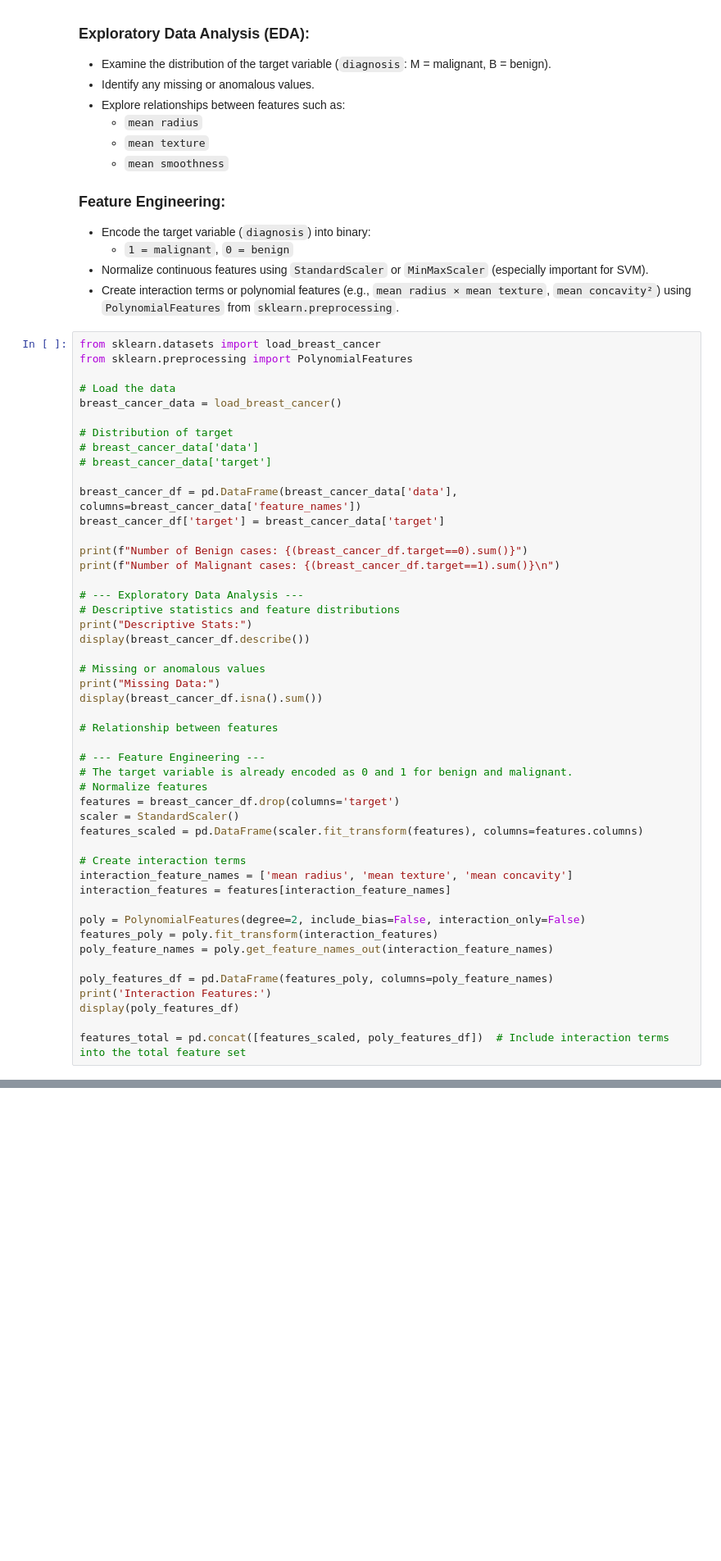
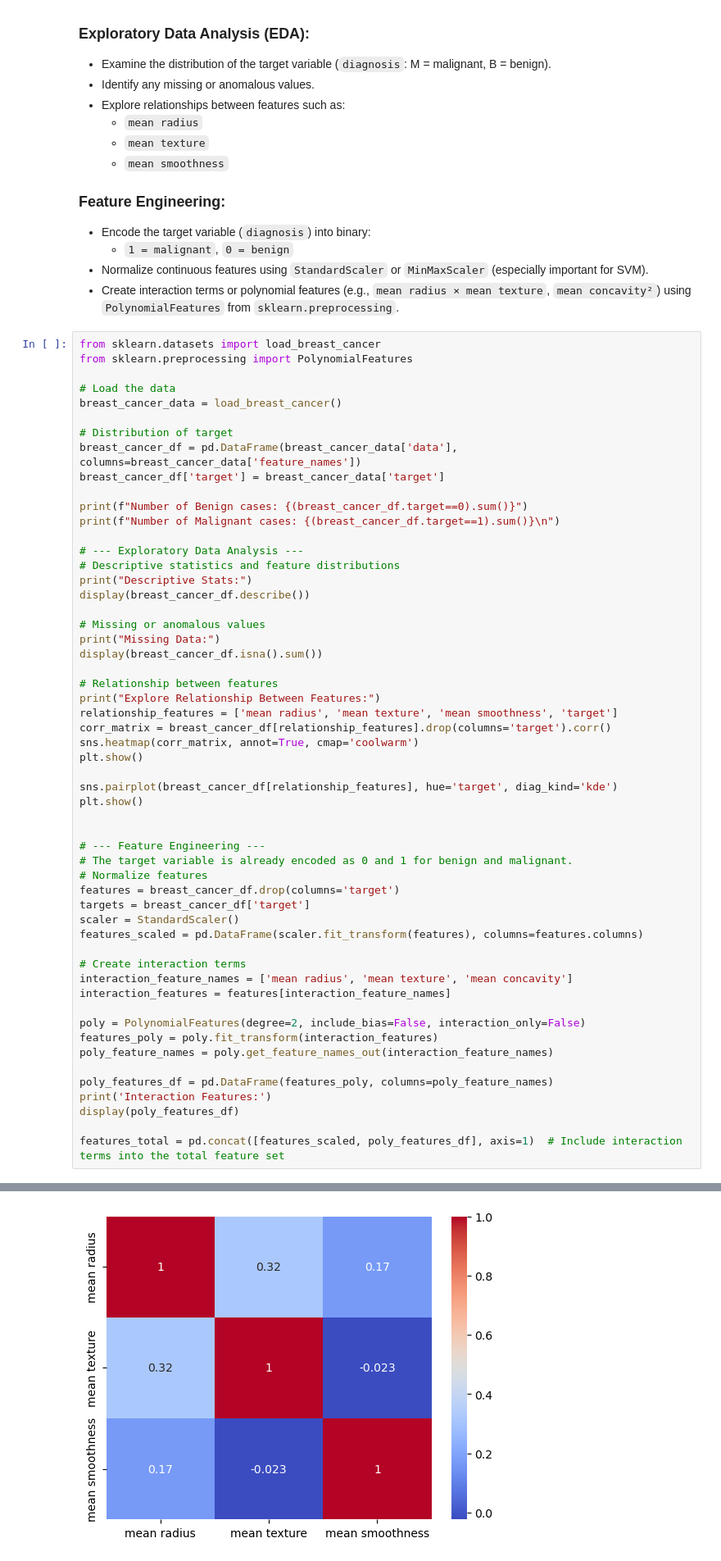
Before and after one commit to slomuscio/EN.685.621, a Jupyter notebook: homework_3/HW3 SP25.ipynb, the cells around one changed output, grey strips where cells are left out. Shown at 82% size. Saved outputs shown, nothing was run; the diff lists cells and outputs as text; blank space fills up the shorter version.

```diff
--- a/homework_3/HW3 SP25.ipynb
+++ b/homework_3/HW3 SP25.ipynb
@@ -348,9 +348,6 @@ from sklearn.preprocessing import PolynomialFeatures
 breast_cancer_data = load_breast_cancer()
 
 # Distribution of target
-# breast_cancer_data['data']
-# breast_cancer_data['target']
-
 breast_cancer_df = pd.DataFrame(breast_cancer_data['data'], columns=breast_cancer_data['feature_names'])
 breast_cancer_df['target'] = breast_cancer_data['target']
 
@@ -367,11 +364,21 @@ print("Missing Data:")
 display(breast_cancer_df.isna().sum())
 
 # Relationship between features
+print("Explore Relationship Between Features:")
+relationship_features = ['mean radius', 'mean texture', 'mean smoothness', 'target']
+corr_matrix = breast_cancer_df[relationship_features].drop(columns='target').corr()
+sns.heatmap(corr_matrix, annot=True, cmap='coolwarm')
+plt.show()
+
+sns.pairplot(breast_cancer_df[relationship_features], hue='target', diag_kind='kde')
+plt.show()
+
 
 # --- Feature Engineering ---
 # The target variable is already encoded as 0 and 1 for benign and malignant.
 # Normalize features
 features = breast_cancer_df.drop(columns='target')
+targets = breast_cancer_df['target']
 scaler = StandardScaler()
 features_scaled = pd.DataFrame(scaler.fit_transform(features), columns=features.columns)
 
@@ -387,7 +394,7 @@ poly_features_df = pd.DataFrame(features_poly, columns=poly_feature_names)
 print('Interaction Features:')
 display(poly_features_df)
 
-features_total = pd.concat([features_scaled, poly_features_df])  # Include interaction terms into the total feature set
+features_total = pd.concat([features_scaled, poly_features_df], axis=1)  # Include interaction terms into the total feature set
 # %% [output]
 Number of Benign cases: 212
 Number of Malignant cases: 357
@@ -424,0 +432 @@ Interaction Features:
+[figure, added]
```
Also changed, not shown: parts of 13 cells of this notebook.
